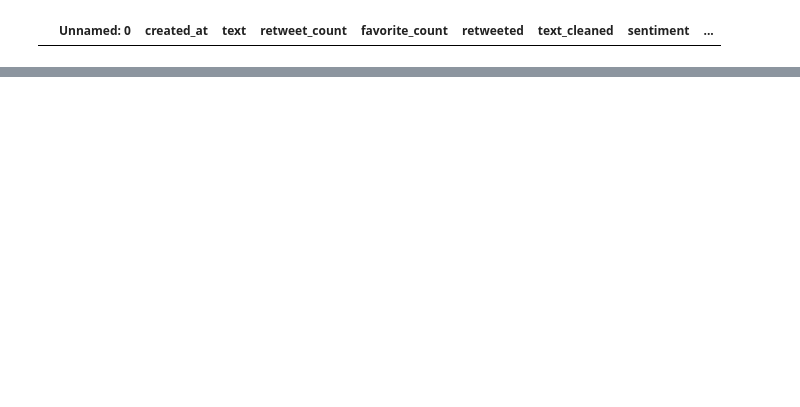
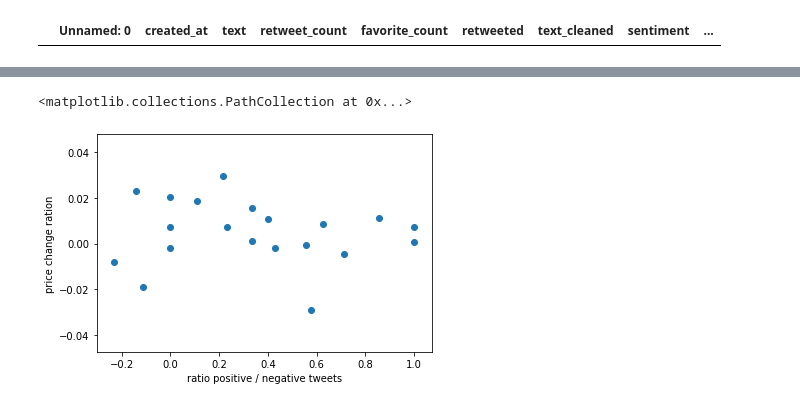
Before and after one commit to tbilaszewski/master-thesis, a Jupyter notebook: main.ipynb, the cells around one changed output, grey strips where cells are left out. Cells and saved outputs as stored; diff of their text form; code cells hidden in the pictures; blank space fills up the shorter version.

```diff
--- a/main.ipynb
+++ b/main.ipynb
@@ -139,0 +156,16 @@ tweets_gropuped
+# %%
+from workalendar.usa import NewYork
+import datetime
+
+cal = NewYork()
+# %%
+
+def stockValue(date, daysDifference, valueTime):
+    date = cal.add_working_days(date,daysDifference)
+    value = prices[prices['Date'] == date][valueTime].tolist()
+    return None if len(value) == 0 else value[0]
+
+tweets_gropuped['next_day_open'] = tweets_gropuped['created_at'].map(lambda date : stockValue(date,1,'Open'))
+tweets_gropuped['previous_day_open'] = tweets_gropuped['created_at'].map(lambda date : stockValue(date,-1,'Open'))
+
+tweets_gropuped
@@ -139,0 +190,5 @@ tweets_gropuped
+# %%
+tweets_gropuped = tweets_gropuped.dropna()
+# %%
+tweets_gropuped['price_change'] = (tweets_gropuped['next_day_open'] - tweets_gropuped['previous_day_open']) / (tweets_gropuped['next_day_open'] + tweets_gropuped['previous_day_open'])
+tweets_gropuped
@@ -139,0 +213,9 @@ tweets_gropuped
+# %%
+import matplotlib.pyplot as plt
+
+plt.xlabel('ratio positive / negative tweets')
+plt.ylabel('price change ration')
+plt.scatter(tweets_gropuped['ratio_pos/neg'], tweets_gropuped['price_change'])
+# %% [output]
+<matplotlib.collections.PathCollection at 0x...>
+[figure, added]
```
Also changed, not shown: parts of 12 cells of this notebook.
